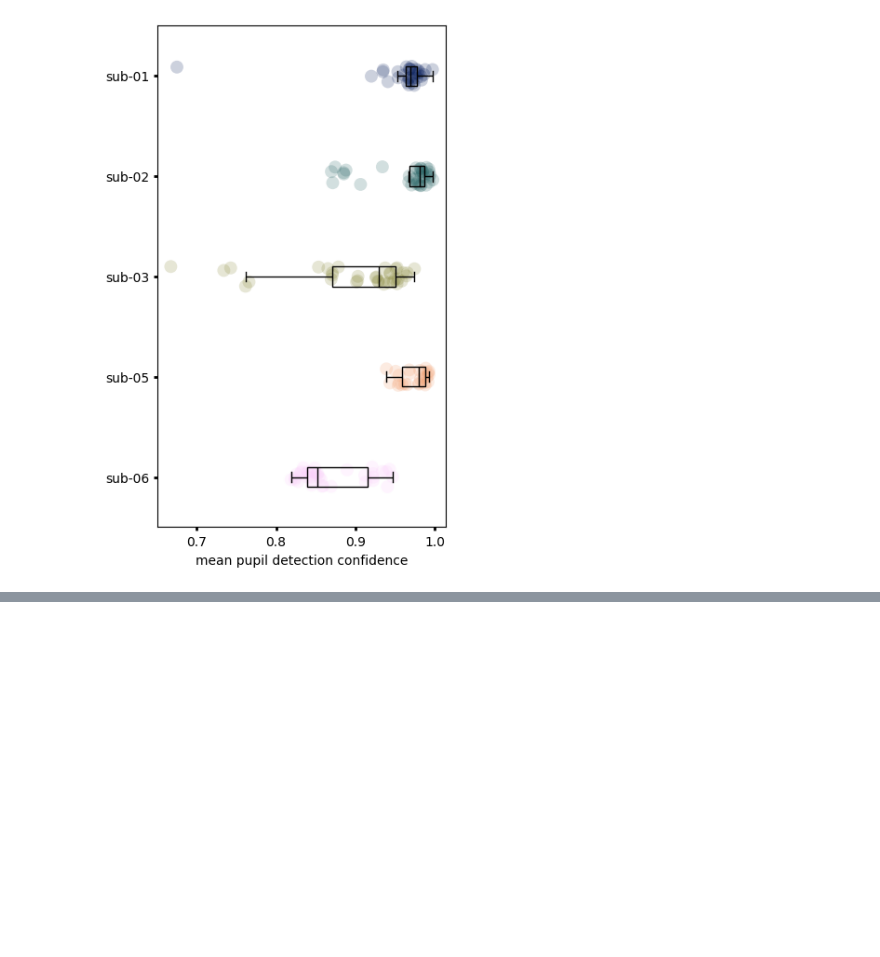
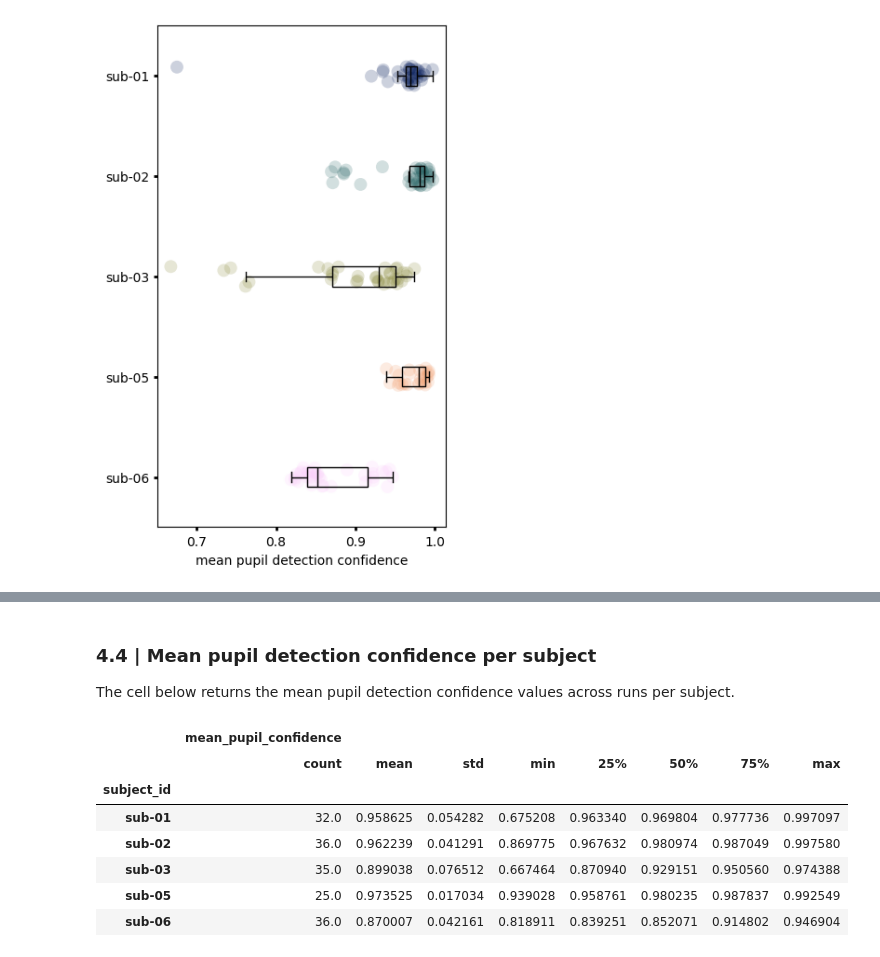
Before and after one commit to courtois-neuromod/emotion-videos.datapaper, a Jupyter notebook: notebooks/qc_gaze.ipynb, the cells around one changed output, grey strips where cells are left out. Cells and saved outputs as stored; diff of their text form; code cells hidden in the pictures; blank space fills up the shorter version.

```diff
--- a/notebooks/qc_gaze.ipynb
+++ b/notebooks/qc_gaze.ipynb
@@ -792,6 +792,7 @@ Some parameters can be changed in the cell below to obtain the distributions for
 - `subjects`: list of str (subject id). Currently, all subjects present in `layout_eyetrackprep` are considered. If you want to plot the distribution for a given subject, for example sub-03, you can change the first line to: `subjects = ['03']`.
 # %%
 subjects = layout_eyetrackprep.get_subject()
+delay_onset_stim = 0.0
 
 sf = 250 # sampling frequency (in Hz)
 df_gaze = pd.DataFrame(columns=['subject', 'session', 'run', 'stim_file', 'confidence'])
@@ -930,0 +972,15 @@ plt.savefig(os.path.join(output_path, 'pupil_confidence_perRun.svg'), dpi=600, b
+# %% [markdown]
+### 4.4 | Mean pupil detection confidence per subject
+
+The cell below returns the mean pupil detection confidence values across runs per subject.
+# %%
+df_conf_run.groupby('subject_id').describe()
+# %% [output]
+|  | mean_pupil_confidence |  |  |  |  |  |  |  |
+|  | count | mean | std | min | 25% | 50% | 75% | max |
+| subject_id |  |  |  |  |  |  |  |  |
+| sub-01 | 32.0 | 0.958625 | 0.054282 | 0.675208 | 0.963340 | 0.969804 | 0.977736 | 0.997097 |
+| sub-02 | 36.0 | 0.962239 | 0.041291 | 0.869775 | 0.967632 | 0.980974 | 0.987049 | 0.997580 |
+| sub-03 | 35.0 | 0.899038 | 0.076512 | 0.667464 | 0.870940 | 0.929151 | 0.950560 | 0.974388 |
+| sub-05 | 25.0 | 0.973525 | 0.017034 | 0.939028 | 0.958761 | 0.980235 | 0.987837 | 0.992549 |
+| sub-06 | 36.0 | 0.870007 | 0.042161 | 0.818911 | 0.839251 | 0.852071 | 0.914802 | 0.946904 |
```
Also changed, not shown: parts of 3 cells of this notebook.
